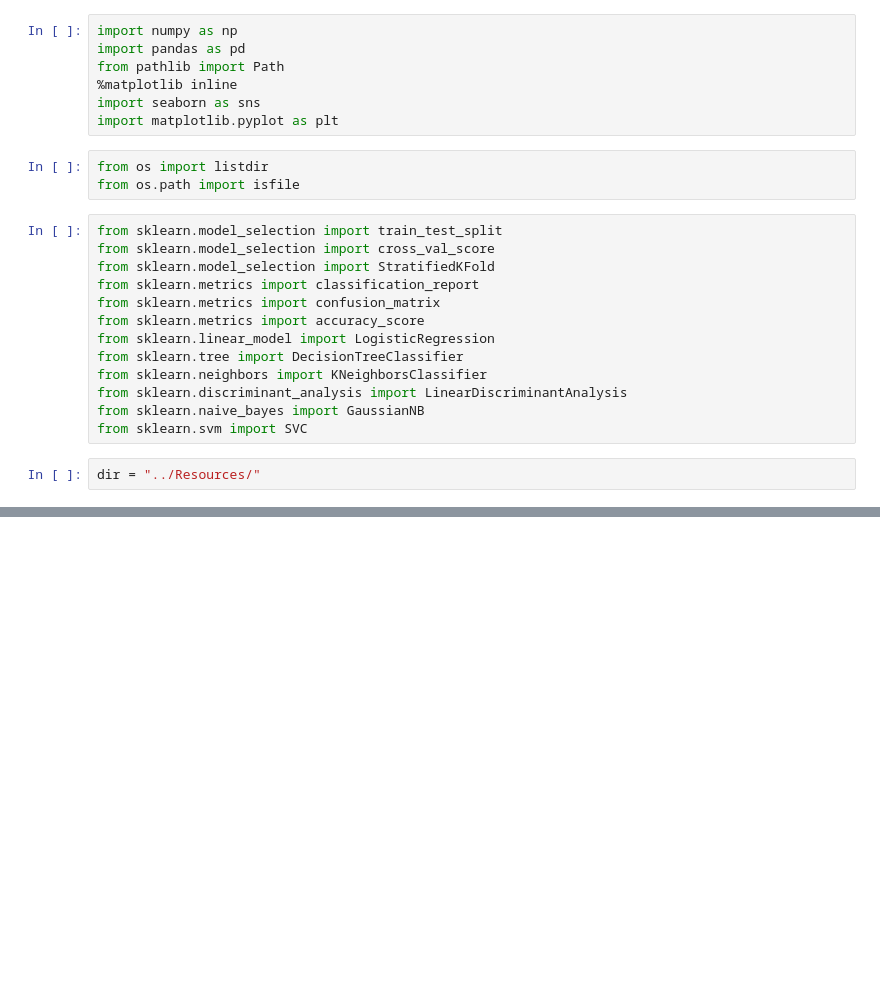
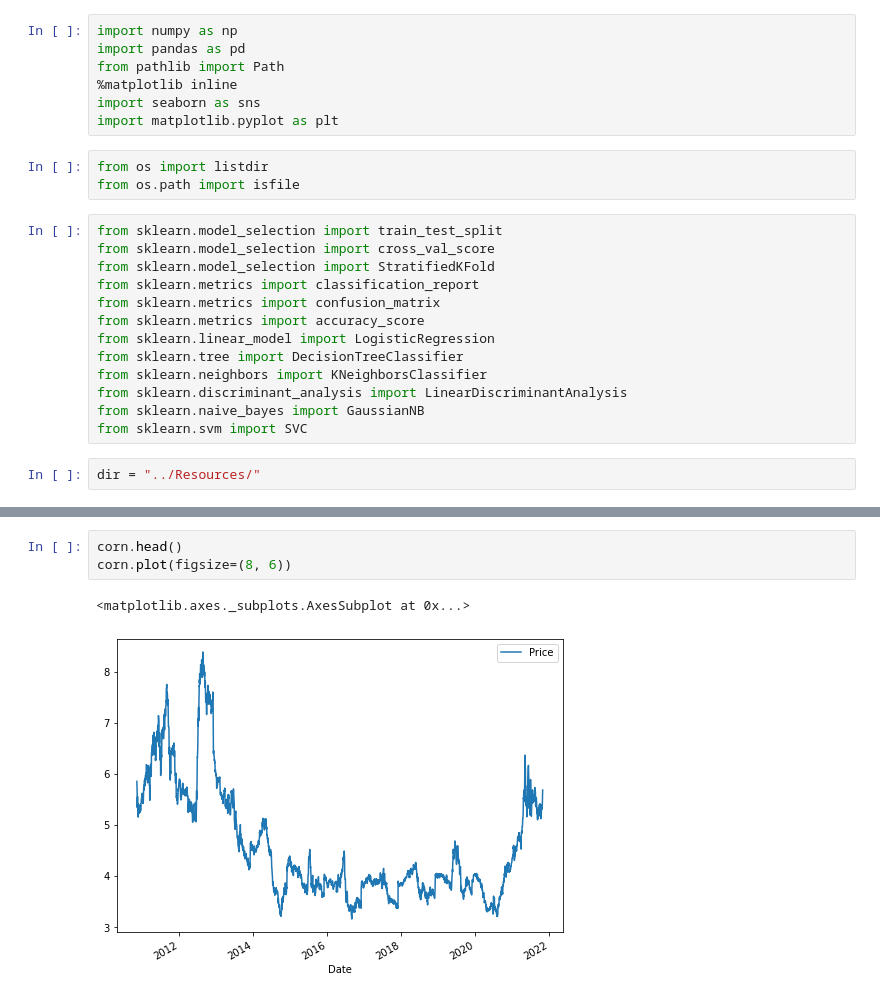
Before and after one commit to amack56/Project_2, a Jupyter notebook: Code/antonio.ipynb, the cells around one changed output, grey strips where cells are left out. Drawn from its saved outputs; the diff is of its cells as text; blank space fills up the shorter version.

```diff
--- a/Code/antonio.ipynb
+++ b/Code/antonio.ipynb
@@ -76 +83,7 @@ with sns.axes_style("white"):
+# %%
+corn.head()
+corn.plot(figsize=(8, 6))
+# %% [output]
+<matplotlib.axes._subplots.AxesSubplot at 0x...>
+[figure, added]
 # %%
```
Also changed, not shown: parts of 10 cells of this notebook, 8 other files.
